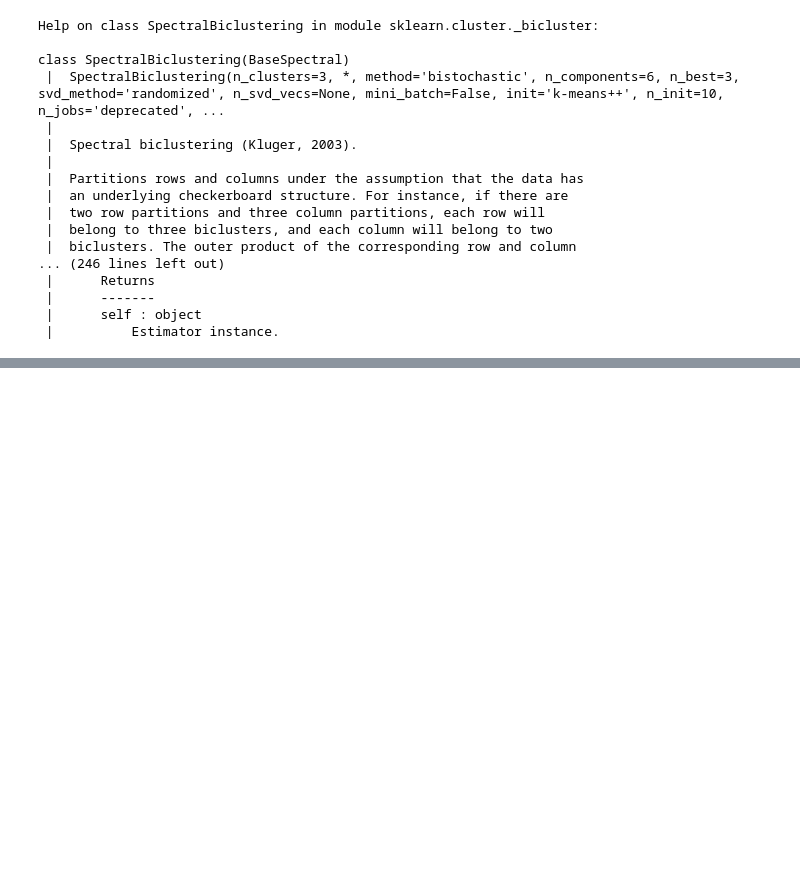
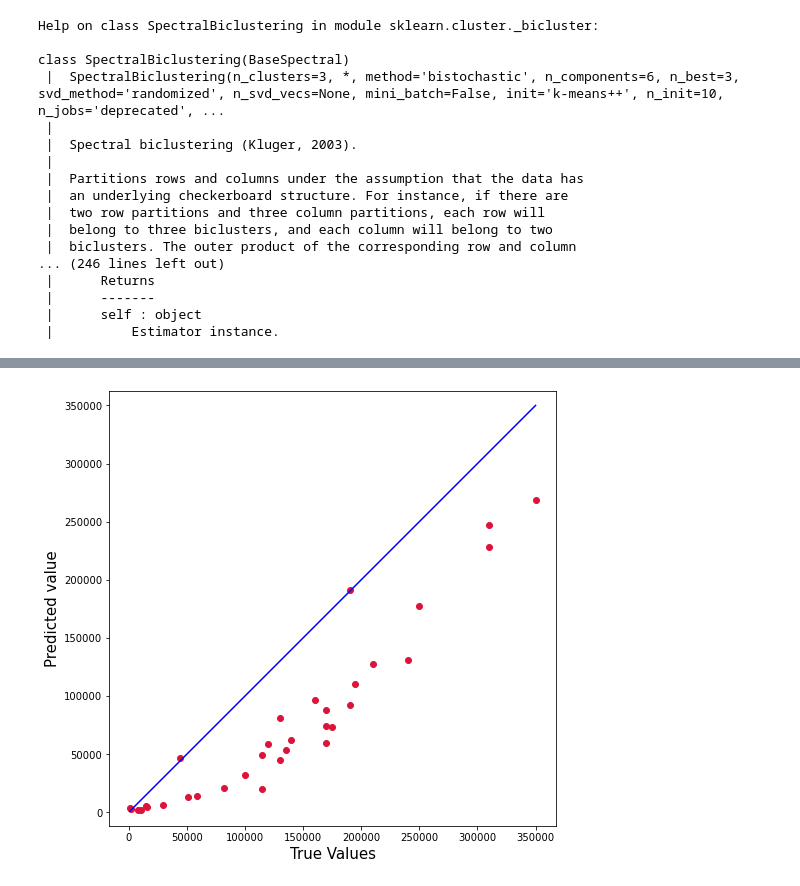
Before and after one commit to ironhack-bcn-data-pt/PR06-Machine-Learning-Group-Project, a Jupyter notebook: LazyModels.ipynb, the cells around one changed output, grey strips where cells are left out. Drawn from its saved outputs; the diff is of its cells as text; code cells hidden in the pictures; blank space fills up the shorter version.

```diff
--- a/LazyModels.ipynb
+++ b/LazyModels.ipynb
@@ -540,0 +670,18 @@ sns.scatterplot(x=df_cl.wage_eur,y=df_cl.value_eur,hue=df_cl.SBcluster_label)
+# %%
+Madrid_pred = Pmodel.predict(X_Madrid)
+# %%
+y_Madrid = df[df.club_name == 'Real Madrid CF']['wage_eur']
+# %%
+plt.figure(figsize=(8,8))
+plt.scatter(y_Madrid.values, Madrid_pred, c='crimson')
+#plt.yscale('log')
+#plt.xscale('log')
+
+p1 = max(max(Madrid_pred), max(y_Madrid.values))
+p2 = min(min(Madrid_pred), min(y_Madrid.values))
+plt.plot([p1, p2], [p1, p2], 'b-')
+plt.xlabel('True Values', fontsize=15)
+plt.ylabel('Predicted value', fontsize=15)
+plt.axis('equal')
+plt.show()
+# %% [output]
@@ -540,0 +695 @@ sns.scatterplot(x=df_cl.wage_eur,y=df_cl.value_eur,hue=df_cl.SBcluster_label)
+[figure, added]
```
Also changed, not shown: parts of 19 cells of this notebook.
